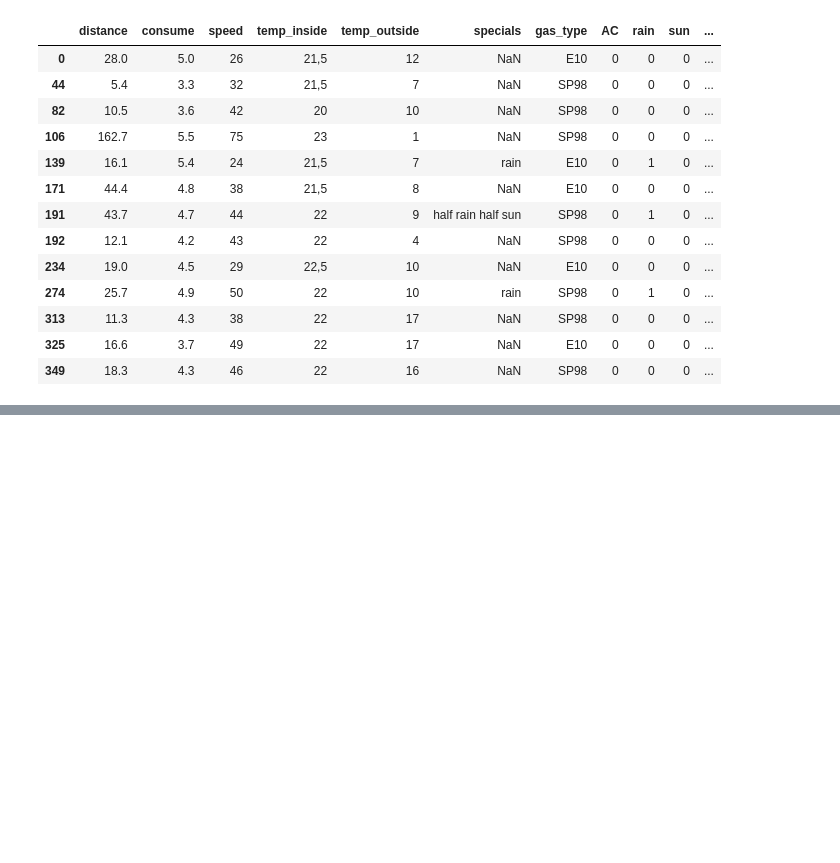
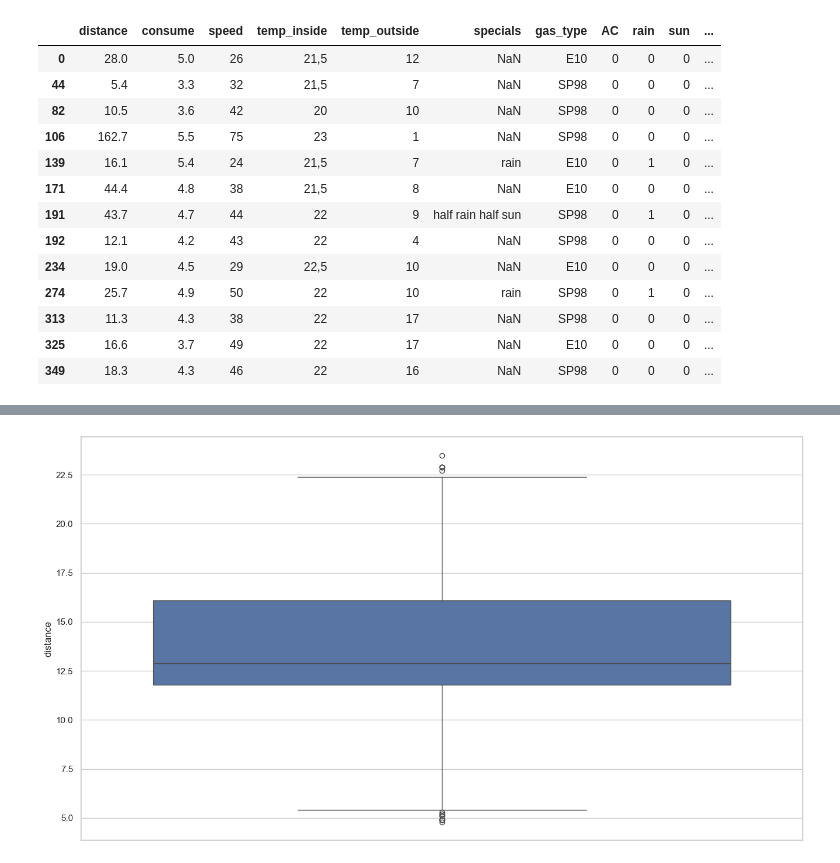
Before and after one commit to ironhack-edu/technical_challenge_DA, a Jupyter notebook: notebook/draft.ipynb, the cells around one changed output, grey strips where cells are left out. Saved outputs shown, nothing was run; the diff lists cells and outputs as text; code cells hidden in the pictures; blank space fills up the shorter version.

```diff
--- a/notebook/draft.ipynb
+++ b/notebook/draft.ipynb
@@ -269,0 +315,15 @@ new_df.to_csv("../data/cleaned_measuraments.csv", index=False)
+# %%
+def remove_distance_outliers(df):
+    Q1 = df["distance"].quantile(0.25)
+    Q3 = df["distance"].quantile(0.75)
+    left = Q1 - 1.5 * (Q3-Q1)
+    right = Q3 + 1.5 * (Q3-Q1)
+    return df.drop(df[(df["distance"]<left) | (df["distance"]>right)].index).reset_index(drop=True)
+# %%
+df_no_distance_outliers = remove_distance_outliers(new_df)
+# %%
+df_no_distance_outliers = remove_distance_outliers(df_no_distance_outliers)
+# %%
+sns.boxplot(df_no_distance_outliers["distance"]);
+# %% [output]
+[figure, added]
```
Also changed, not shown: parts of 52 cells of this notebook, 3 other files.
